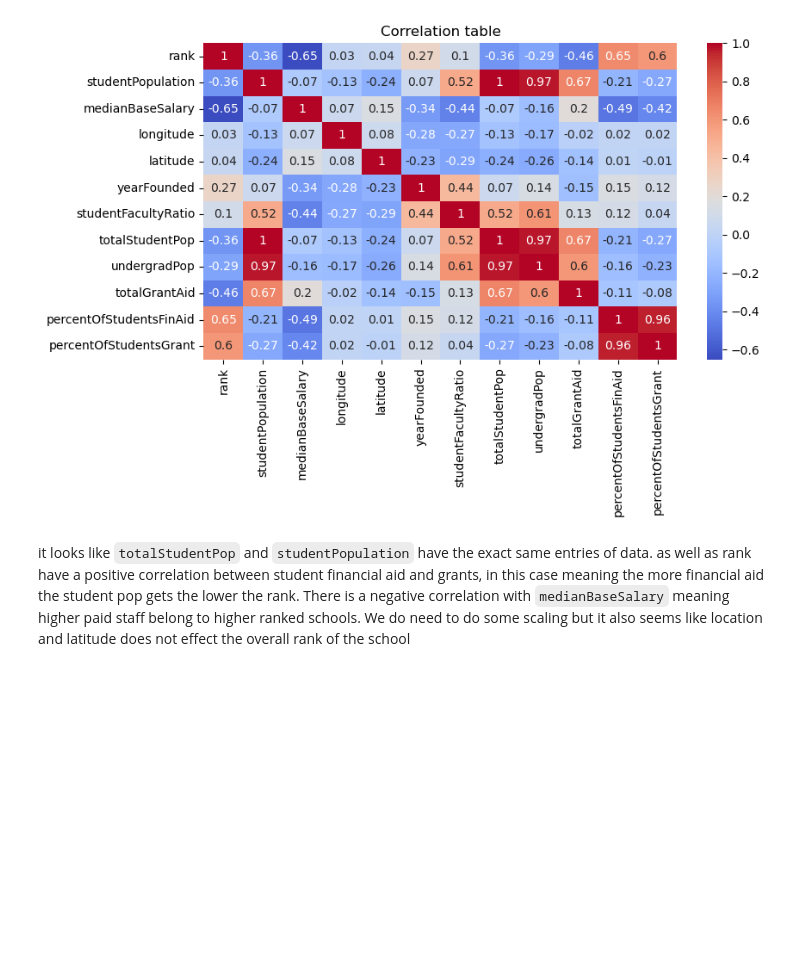
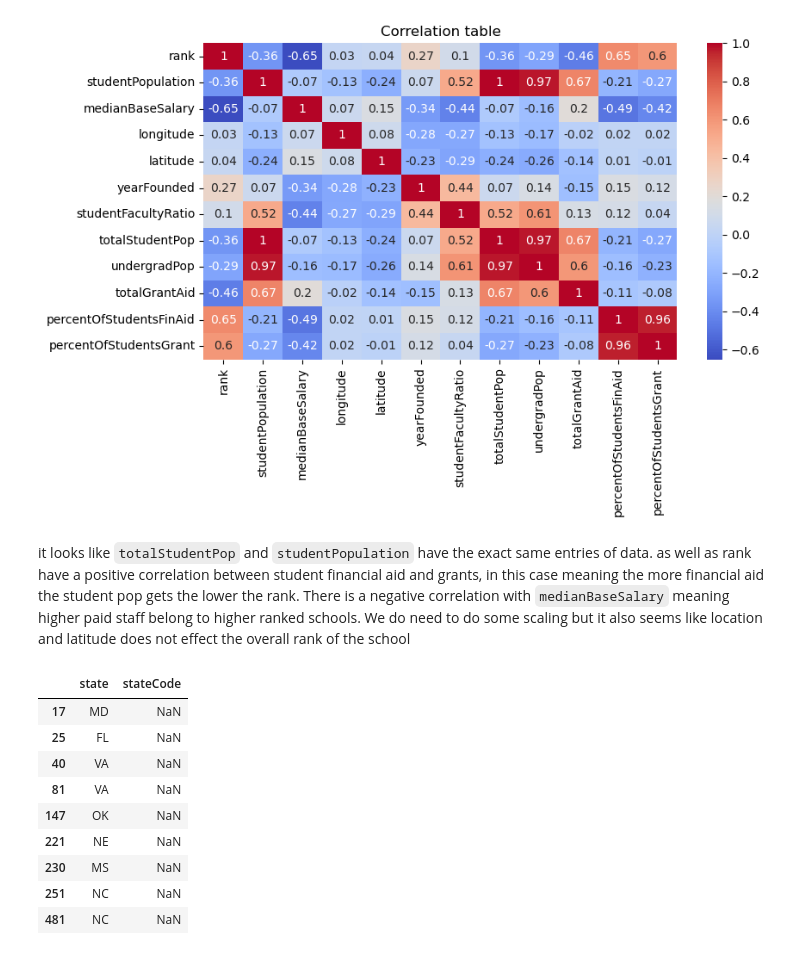
Before and after one commit to tcarr032/ML-dataset-projects, a Jupyter notebook: top college dataset/college.ipynb, the cells around one changed output. Saved outputs shown, nothing was run; the diff lists cells and outputs as text; code cells hidden in the pictures; blank space fills up the shorter version.

```diff
--- a/top college dataset/college.ipynb
+++ b/top college dataset/college.ipynb
@@ -154,3 +154,17 @@ plt.show()
 [figure]
 # %% [markdown]
 it looks like `totalStudentPop` and `studentPopulation` have the exact same entries of data. as well as rank have a positive correlation between student financial aid and grants, in this case meaning the more financial aid the student pop gets the lower the rank. There is a negative correlation with `medianBaseSalary` meaning higher paid staff belong to higher ranked schools. We do need to do some scaling but it also seems like location and latitude does not effect the overall rank of the school
+# %%
+data.loc[:, ['state', 'state.1', 'stateCode']]
+data.loc[data['state'] != data['stateCode'],['state', 'stateCode']] # use state instead of stateCode
+# %% [output]
+|  | state | stateCode |
+| 17 | MD | NaN |
+| 25 | FL | NaN |
+| 40 | VA | NaN |
+| 81 | VA | NaN |
+| 147 | OK | NaN |
+| 221 | NE | NaN |
+| 230 | MS | NaN |
+| 251 | NC | NaN |
+| 481 | NC | NaN |
```
Also changed, not shown: parts of 3 cells of this notebook.
